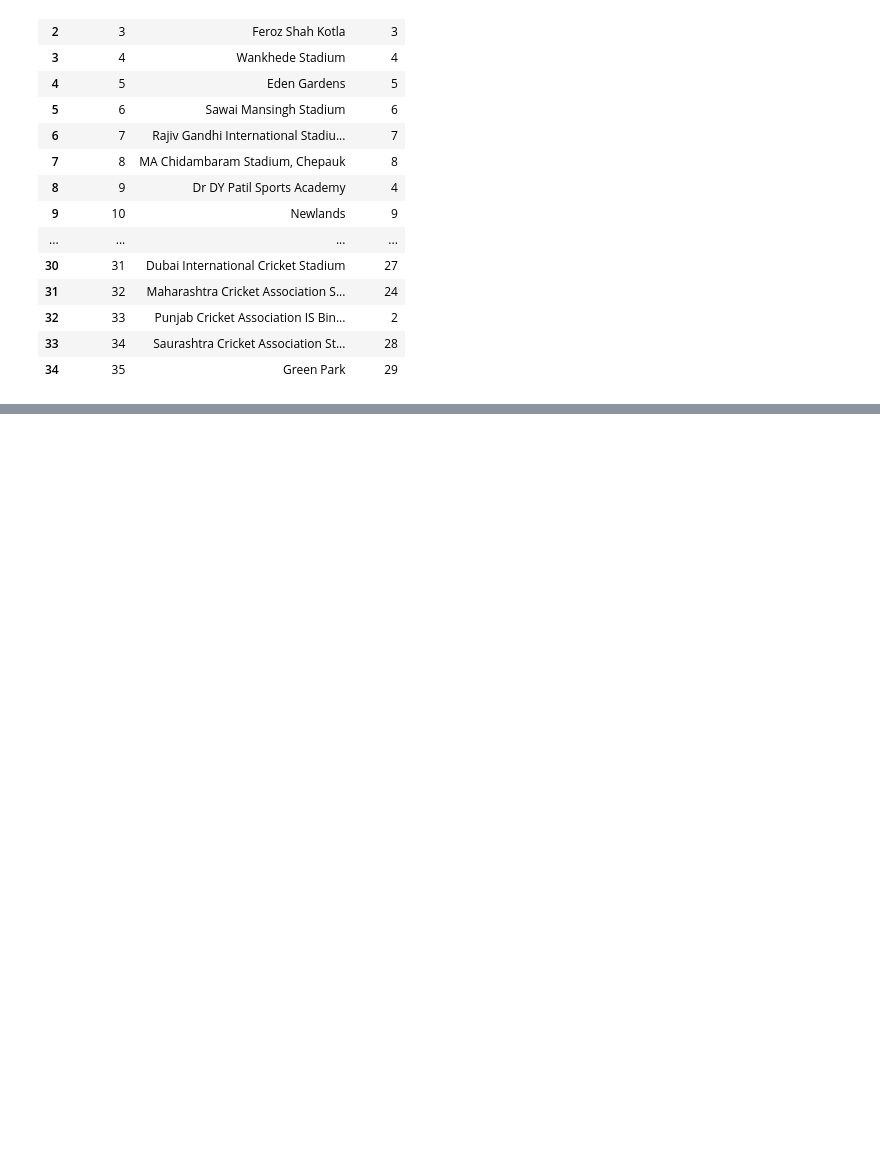
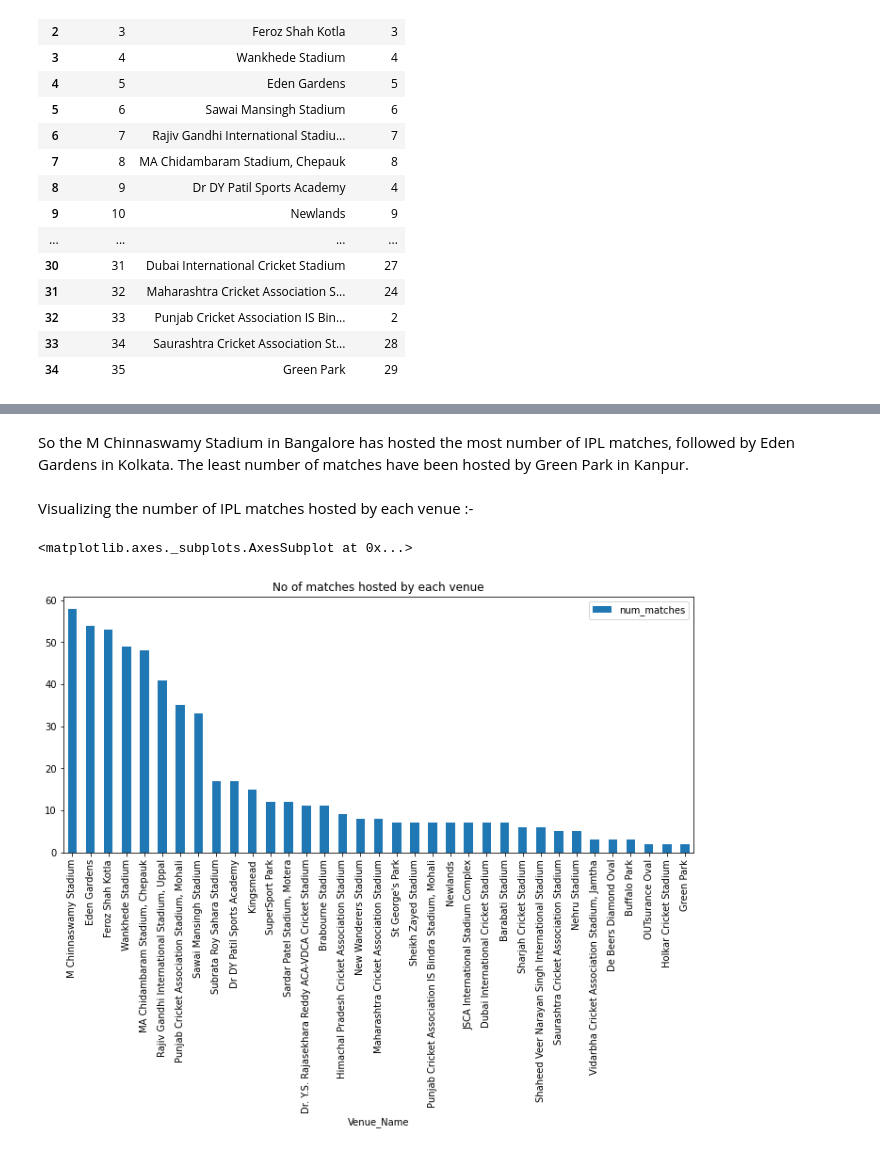
Before and after one commit to crypticrk/IPL-Data-Analysis, a Jupyter notebook: IPL Data Analysis.ipynb, the cells around one changed output, grey strips where cells are left out. Cells and saved outputs as stored; diff of their text form; code cells hidden in the pictures; blank space fills up the shorter version.

```diff
--- a/IPL Data Analysis.ipynb
+++ b/IPL Data Analysis.ipynb
@@ -317,0 +373,13 @@ pd.read_sql("""SELECT * FROM Venue;""", conn)
+# %%
+venue_by_match = pd.read_sql("""SELECT COUNT (DISTINCT(Match_Id)) AS num_matches, Venue_Name
+                            FROM Venue
+                            INNER JOIN City
+                            ON Venue.City_Id = City.City_Id
+                            INNER JOIN Country
+                            ON City.Country_Id = Country.Country_Id
+                            INNER JOIN Match
+                            ON Venue.Venue_Id = Match.Venue_Id
+                            GROUP BY Venue_Name
+                            ORDER BY num_matches DESC;
+                             """, conn)
+venue_by_match
@@ -317,0 +404,10 @@ pd.read_sql("""SELECT * FROM Venue;""", conn)
+# %% [markdown]
+So the M Chinnaswamy Stadium in Bangalore has hosted the most number of IPL matches, followed by Eden Gardens in Kolkata. The least number of matches have been hosted by Green Park in Kanpur.
+# %% [markdown]
+Visualizing the number of IPL matches hosted by each venue :-
+# %%
+venue_by_match.plot (kind = 'bar', x = 'Venue_Name', y = 'num_matches',
+                    figsize = (12,5), title = 'No of matches hosted by each venue')
+# %% [output]
+<matplotlib.axes._subplots.AxesSubplot at 0x...>
+[figure, added]
```
Also changed, not shown: parts of 5 cells of this notebook.
